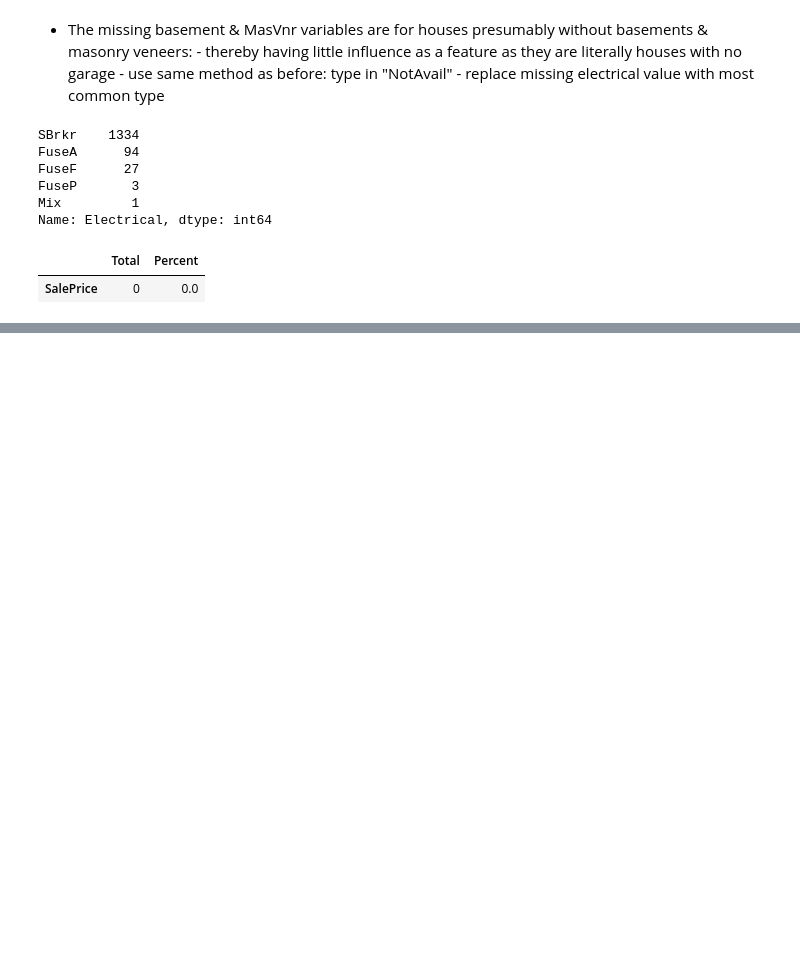
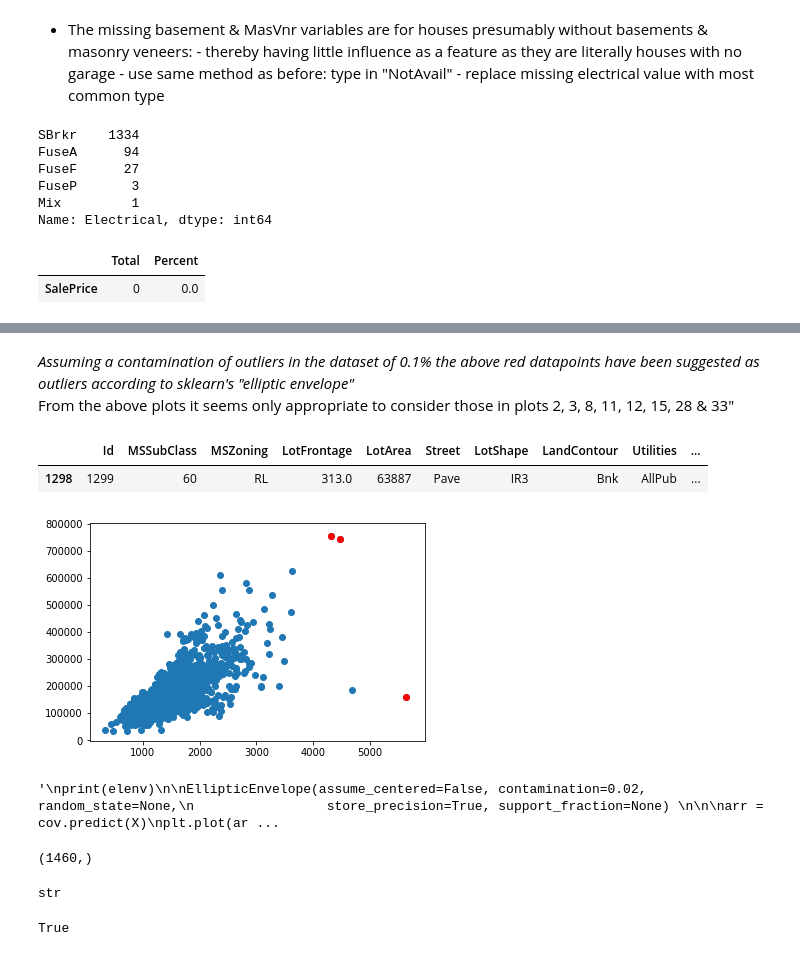
Before and after one commit to j-greggazz/Kaggle, a Jupyter notebook: House_Prices_Regression/notebooks/House_Prices_Regression.ipynb, the cells around one changed output, grey strips where cells are left out. Drawn from its saved outputs; the diff is of its cells as text; code cells hidden in the pictures; blank space fills up the shorter version.

```diff
--- a/House_Prices_Regression/notebooks/House_Prices_Regression.ipynb
+++ b/House_Prices_Regression/notebooks/House_Prices_Regression.ipynb
@@ -191,0 +190,60 @@ array([[0. , 1. , 0.5, 0.5],
+# %% [markdown]
+*Assuming a contamination of outliers in the dataset of 0.1% the above red datapoints have been suggested as outliers according to sklearn's "elliptic envelope"* <br> From the above plots it seems only appropriate to consider those in plots 2, 3, 8, 11, 12, 15, 28 & 33"
+# %%
+# Plot2
+train = train[(train.LotFrontage < 300)]# & (train.SalePrice > 200000)]
+# Plot3
+train = train[(train.LotArea < 150000)]# & (train.SalePrice > 200000)]
+# Plot3
+train = train[(train.BsmtFinSF1 < 5000)]# & (train.SalePrice > 200000)]
+# Plot3
+train = train[(train.TotalBsmtSF < 5000)]# & (train.SalePrice > 200000)]
+# Plot3
+train = train[(train['1stFlrSF'] < 5000)]# & (train.SalePrice > 200000)]
+# %% [output]
+|  | Id | MSSubClass | MSZoning | LotFrontage | LotArea | Street | LotShape | LandContour | Utilities | ... |
+| 1298 | 1299 | 60 | RL | 313.0 | 63887 | Pave | IR3 | Bnk | AllPub | ... |
+# %%
+df = train[['GrLivArea', 'SalePrice']]
+X = df.values
+#cov = EllipticEnvelope(random_state=0).fit(X)
+elenv = EllipticEnvelope(contamination=.002)
+pred = elenv.fit_predict(X)
+
+
+#Next, we'll extract the negative outputs as the outliers.
+
+anom_index = np.where(pred==-1)
+values = X[anom_index]
+
+
+#Finally, we'll visualize the results in a plot by highlighting the anomalies with a color.
+
+plt.scatter(X[:,0], X[:,1])
+plt.scatter(values[:,0],values[:,1], color='r')
+plt.show()
+
+'''
+print(elenv)
+
+EllipticEnvelope(assume_centered=False, contamination=0.02, random_state=None,
+                 store_precision=True, support_fraction=None)
+
+
+arr = cov.predict(X)
+plt.plot(arr, df.SalePrice)'''
+# %% [output]
+[figure, added]
+'\nprint(elenv)\n\nEllipticEnvelope(assume_centered=False, contamination=0.02, random_state=None,\n                 store_precision=True, support_fraction=None) \n\n\narr = cov.predict(X)\nplt.plot(ar ...
+# %%
+arr.shape
+# %% [output]
+(1460,)
+# %%
+type(train.Id.dtype)
+# %% [output]
+str
+# %%
+train.Id.dtype == 'int64'
+# %% [output]
+True
```
Also changed, not shown: parts of 12 cells of this notebook.
